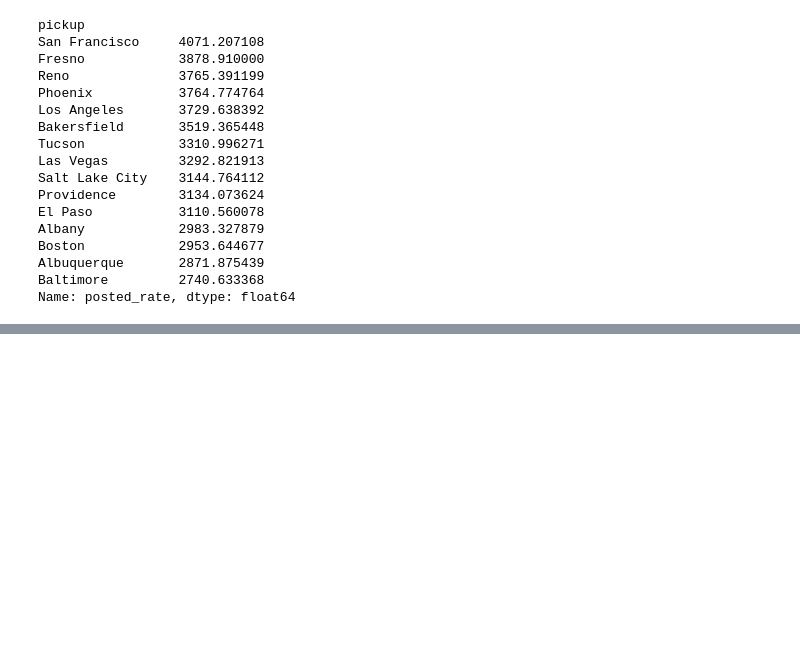
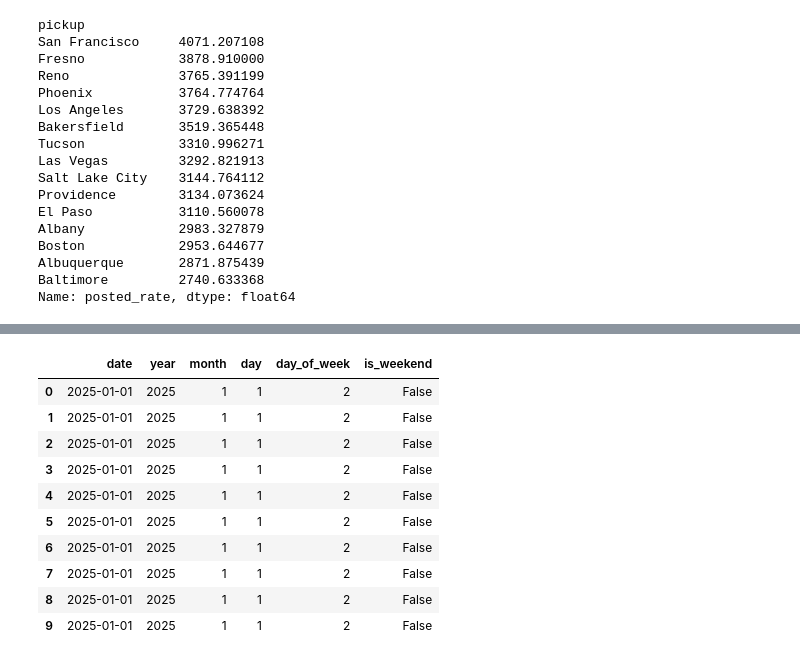
Before and after one commit to shanecoutinho/spotter-freight-rate, a Jupyter notebook: notebooks/01_exploratory_data_analysis.ipynb, the cells around one changed output, grey strips where cells are left out. Cells and saved outputs as stored; diff of their text form; code cells hidden in the pictures; blank space fills up the shorter version.

```diff
--- a/notebooks/01_exploratory_data_analysis.ipynb
+++ b/notebooks/01_exploratory_data_analysis.ipynb
@@ -582,0 +842,6 @@ df_clean.groupby("delivery")["posted_rate"].mean().sort_values(
+# %%
+df_clean["route"] = (
+    df_clean["pickup"] + " → " + df_clean["delivery"]
+)
+
+df_clean[["pickup", "delivery", "route"]].head(10)
@@ -582,0 +860,31 @@ df_clean.groupby("delivery")["posted_rate"].mean().sort_values(
+# %%
+df_clean["date"] = pd.to_datetime(df_clean["date"])
+
+df_clean["year"] = df_clean["date"].dt.year
+df_clean["month"] = df_clean["date"].dt.month
+df_clean["day"] = df_clean["date"].dt.day
+df_clean["day_of_week"] = df_clean["date"].dt.dayofweek
+df_clean["is_weekend"] = df_clean["day_of_week"] >= 5
+
+df_clean[
+    [
+        "date",
+        "year",
+        "month",
+        "day",
+        "day_of_week",
+        "is_weekend"
+    ]
+].head(10)
+# %% [output]
+|  | date | year | month | day | day_of_week | is_weekend |
+| 0 | 2025-01-01 | 2025 | 1 | 1 | 2 | False |
+| 1 | 2025-01-01 | 2025 | 1 | 1 | 2 | False |
+| 2 | 2025-01-01 | 2025 | 1 | 1 | 2 | False |
+| 3 | 2025-01-01 | 2025 | 1 | 1 | 2 | False |
+| 4 | 2025-01-01 | 2025 | 1 | 1 | 2 | False |
+| 5 | 2025-01-01 | 2025 | 1 | 1 | 2 | False |
+| 6 | 2025-01-01 | 2025 | 1 | 1 | 2 | False |
+| 7 | 2025-01-01 | 2025 | 1 | 1 | 2 | False |
+| 8 | 2025-01-01 | 2025 | 1 | 1 | 2 | False |
+| 9 | 2025-01-01 | 2025 | 1 | 1 | 2 | False |
```
Also changed, not shown: parts of 22 cells of this notebook.
